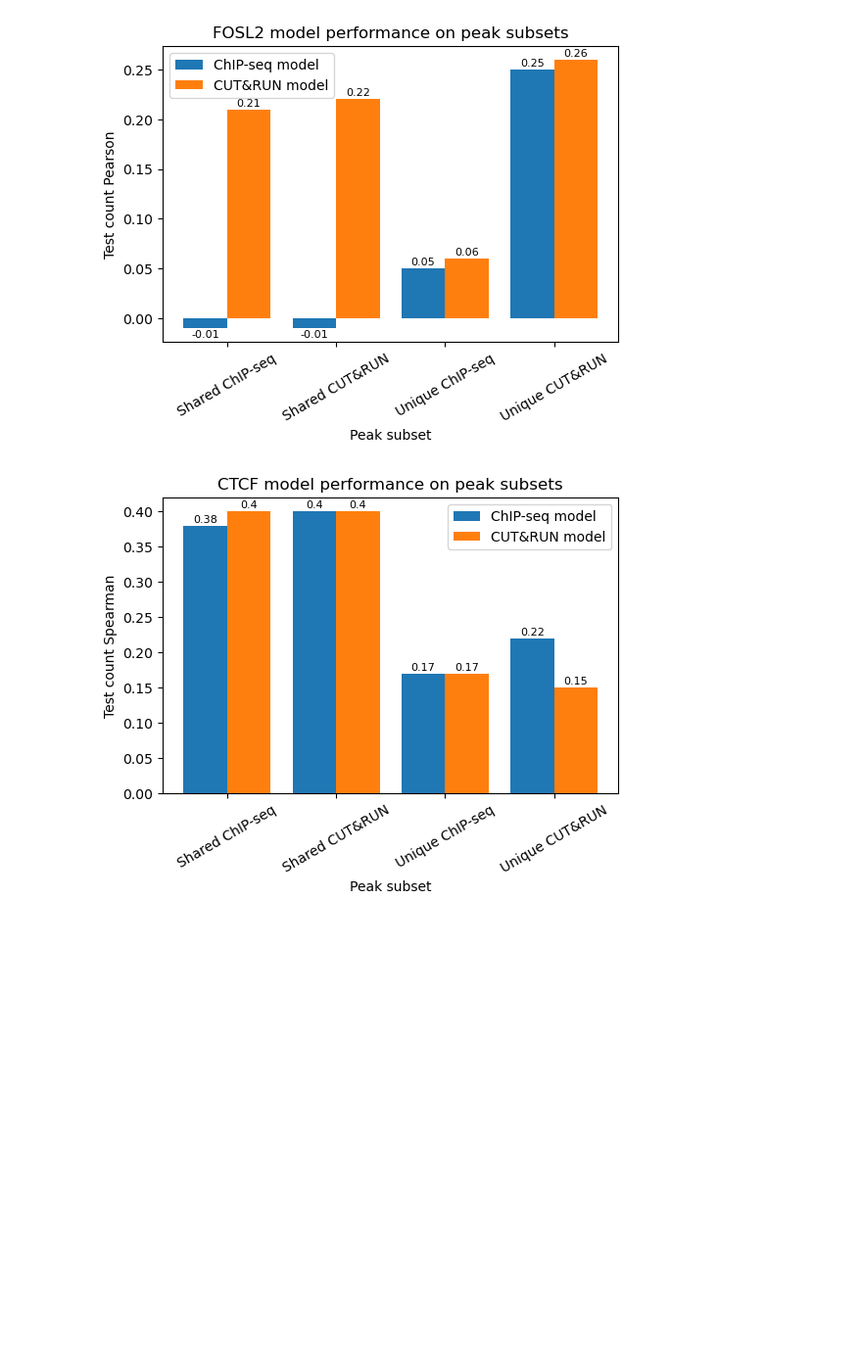
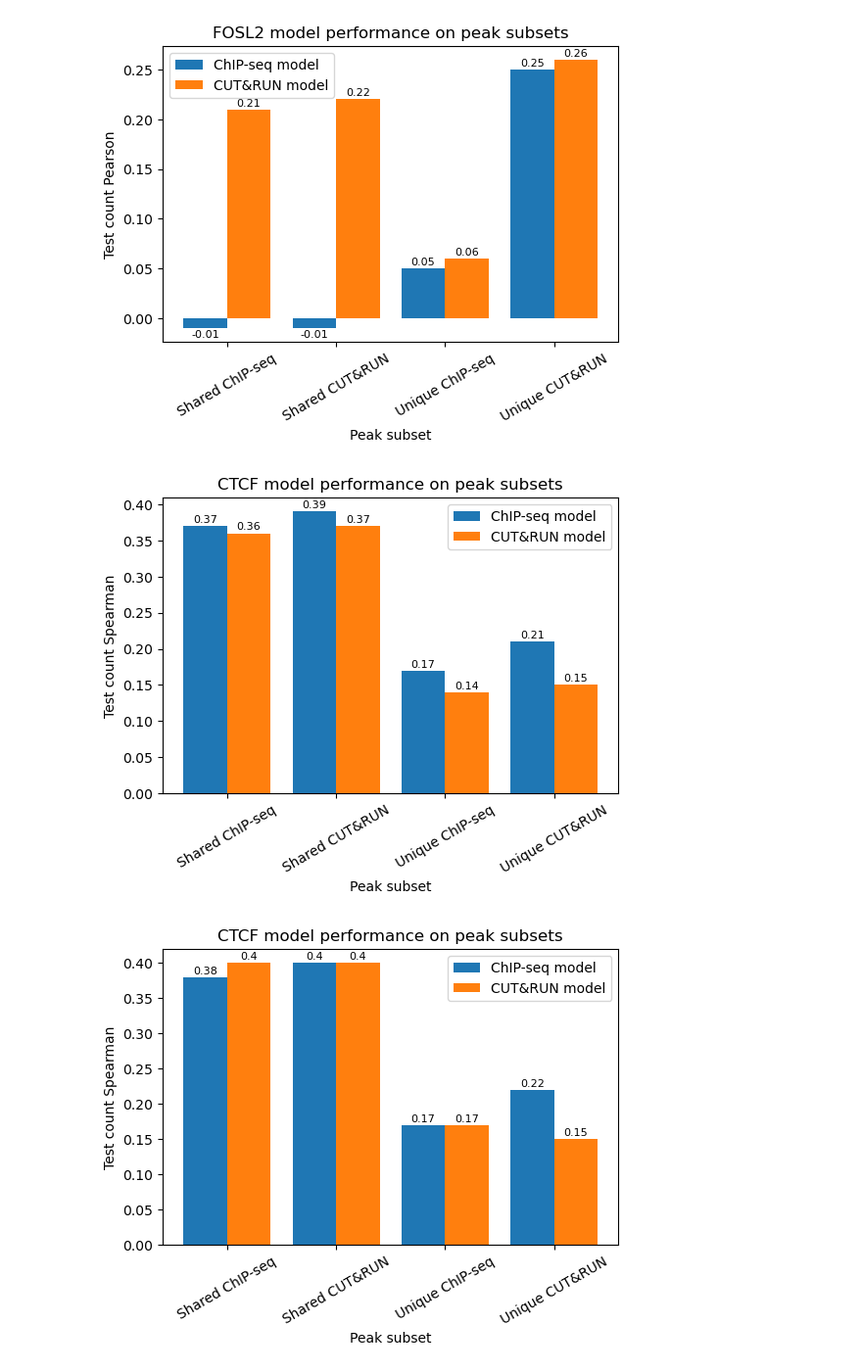
Before and after one commit to katie-sp/bpnet-internship, a Jupyter notebook: reports/katie_notebooks/summer2022_analysis/metrics_across_subsets.ipynb, the cells around one changed output. Shown at 98% size. Saved outputs shown, nothing was run; the diff lists cells and outputs as text; code cells hidden in the pictures; blank space fills up the shorter version.

```diff
--- a/reports/katie_notebooks/summer2022_analysis/metrics_across_subsets.ipynb
+++ b/reports/katie_notebooks/summer2022_analysis/metrics_across_subsets.ipynb
@@ -359,6 +313,10 @@ plot_metrics('CTCF', 'Test count Pearson')
 plot_metrics('FOSL2', 'Test count Pearson')
 # %% [output]
 [figure]
+# %%
+plot_metrics('CTCF', 'Test count Spearman')
+# %% [output]
+[figure, added]
 # %%
 plot_metrics('CTCF', 'Test count Spearman')
 # %% [output]
```
Also changed, not shown: parts of 14 cells of this notebook, 6 other files.
